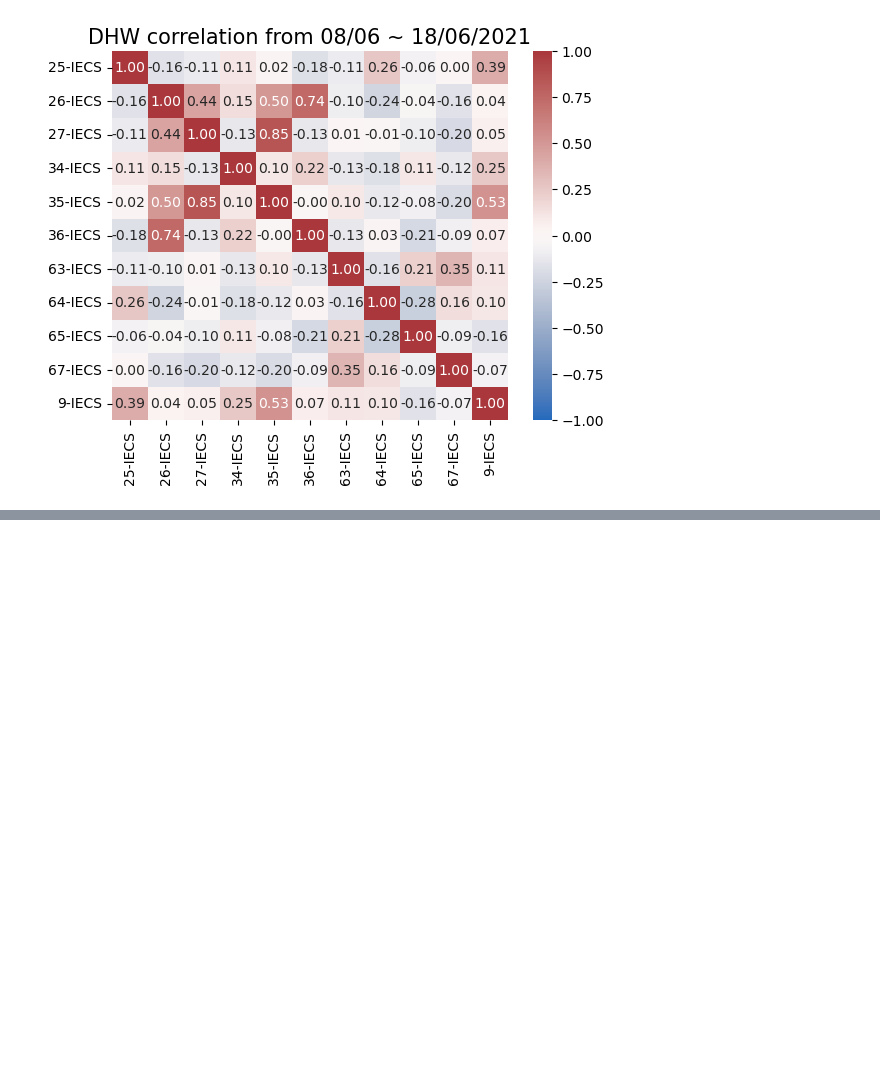
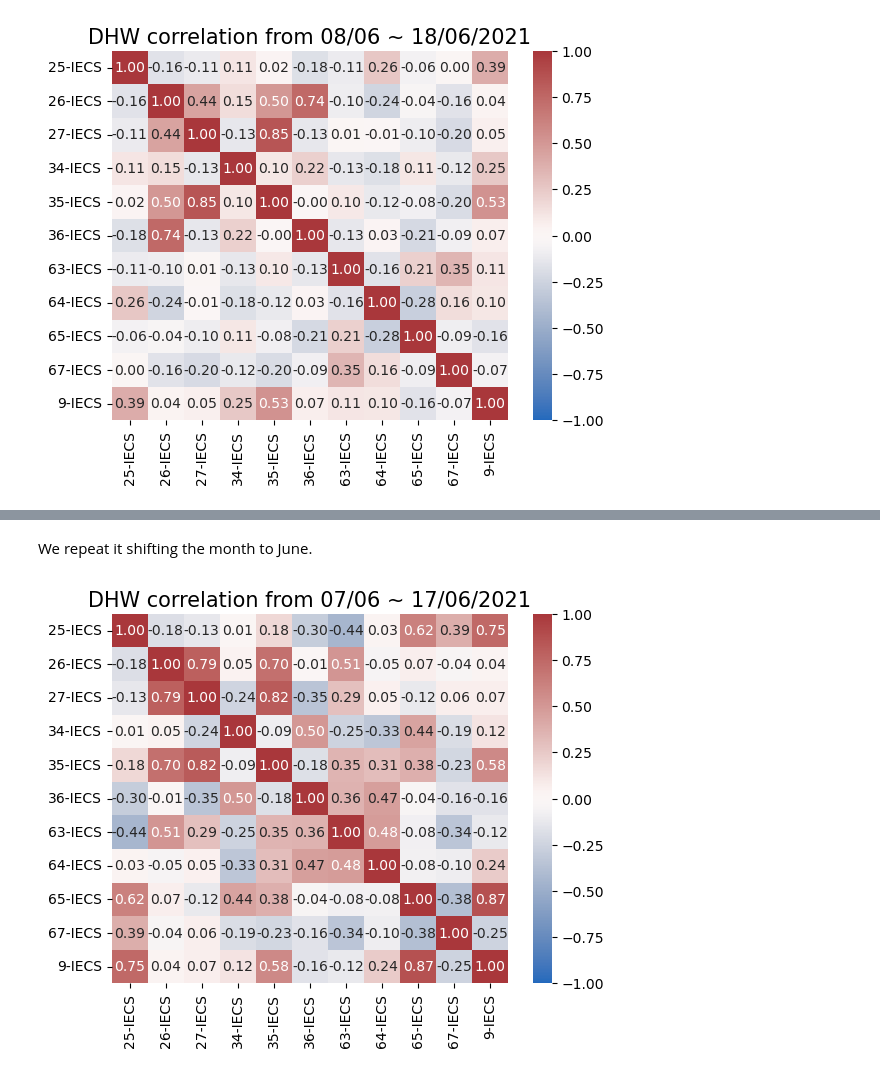
Before and after one commit to Joana-Giraud-Bit/PIRD, a Jupyter notebook: Correlation analysis.ipynb, the cells around one changed output, grey strips where cells are left out. Drawn from its saved outputs; the diff is of its cells as text; code cells hidden in the pictures; blank space fills up the shorter version.

```diff
--- a/Correlation analysis.ipynb
+++ b/Correlation analysis.ipynb
@@ -219,0 +259,14 @@ plt.show()
+# %% [markdown]
+We repeat it shifting the month to June.
+# %%
+df10=df['2021-06-07 00:00:00' : '2021-06-17 00:00:00']
+df10h = df10.resample("3H").mean()
+df10h = df10h.groupby(df10h.index.time).mean() #Get the mean values of the ten days to get an average on one day
+#print(df10h)
+
+df10h_corr = df10h.corr()
+sn.heatmap(df10h_corr, annot=True, vmax=1, vmin=-1, center=0, cmap='vlag', fmt='.2f')
+plt.title('DHW correlation from 07/06 ~ 17/06/2021', fontsize=15)
+plt.show()
+# %% [output]
+[figure, added]
```
Also changed, not shown: parts of 15 cells of this notebook.
